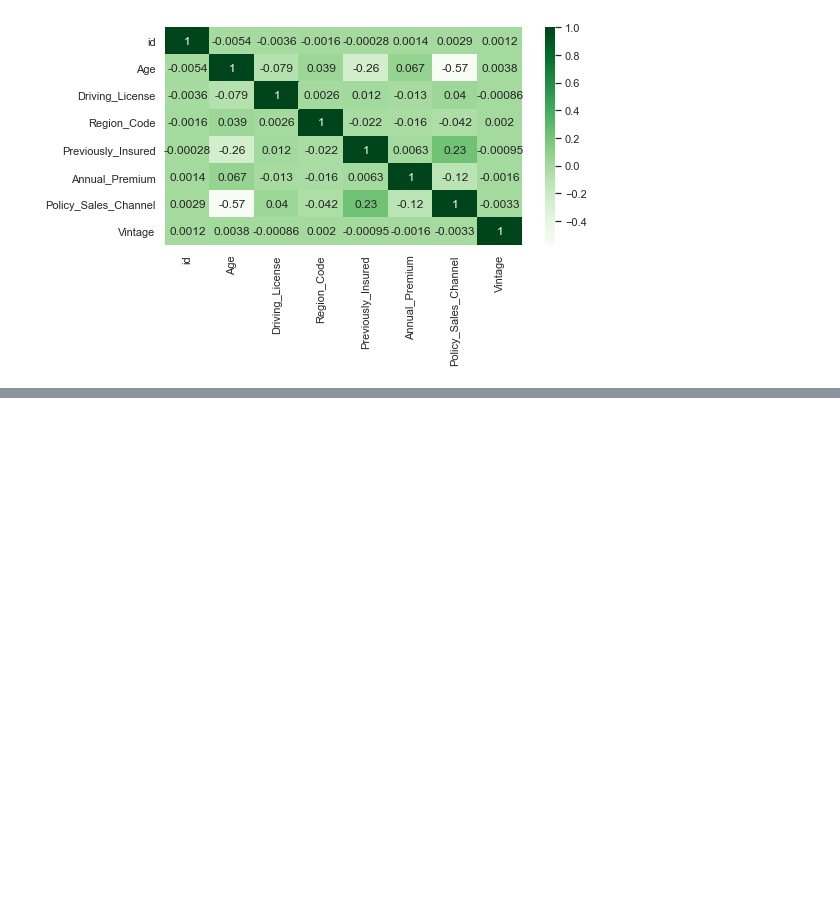
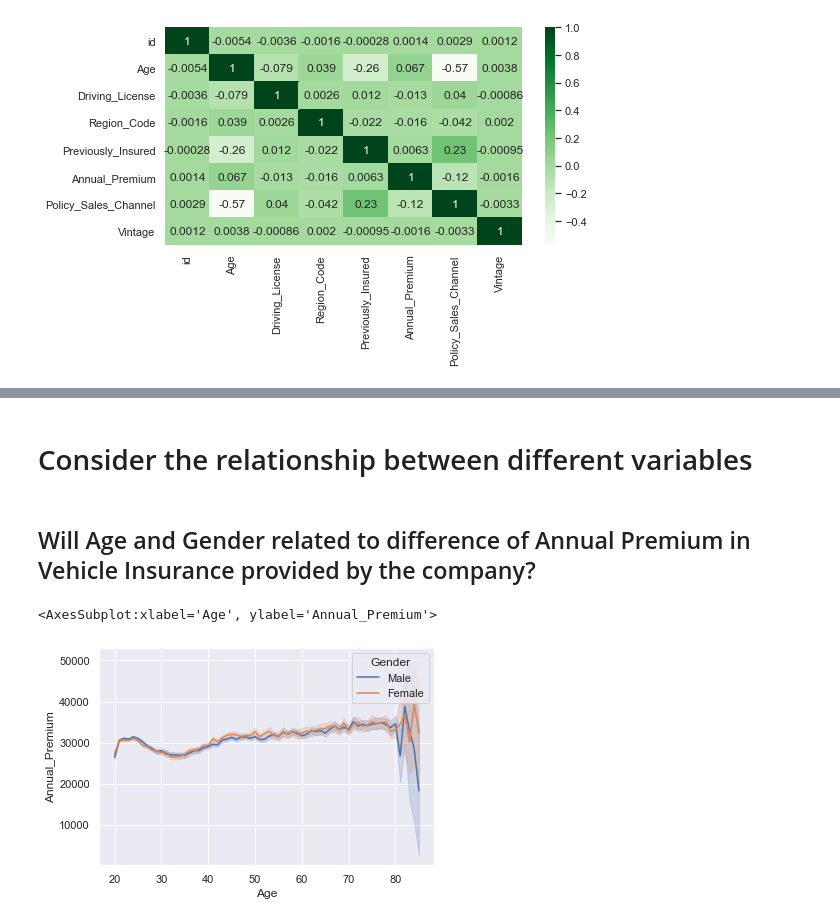
Before and after one commit to yyx2827023/Python_project_vehicle_insurance, a Jupyter notebook: Vehicle Insurance EDA and predict models.ipynb, the cells around one changed output, grey strips where cells are left out. Drawn from its saved outputs; the diff is of its cells as text; code cells hidden in the pictures; blank space fills up the shorter version.

```diff
--- a/Vehicle Insurance EDA and predict models.ipynb
+++ b/Vehicle Insurance EDA and predict models.ipynb
@@ -198,0 +216,9 @@ seperate training dateset and use machine learning model
+# %% [markdown]
+# Consider the relationship between different variables
+# %% [markdown]
+## Will Age and Gender related to difference of Annual Premium in Vehicle Insurance provided by the company?
+# %%
+sns.lineplot(x="Age", y="Annual_Premium", hue="Gender",data=dfplot)
+# %% [output]
+<AxesSubplot:xlabel='Age', ylabel='Annual_Premium'>
+[figure, added]
```
Also changed, not shown: parts of 58 cells of this notebook.
